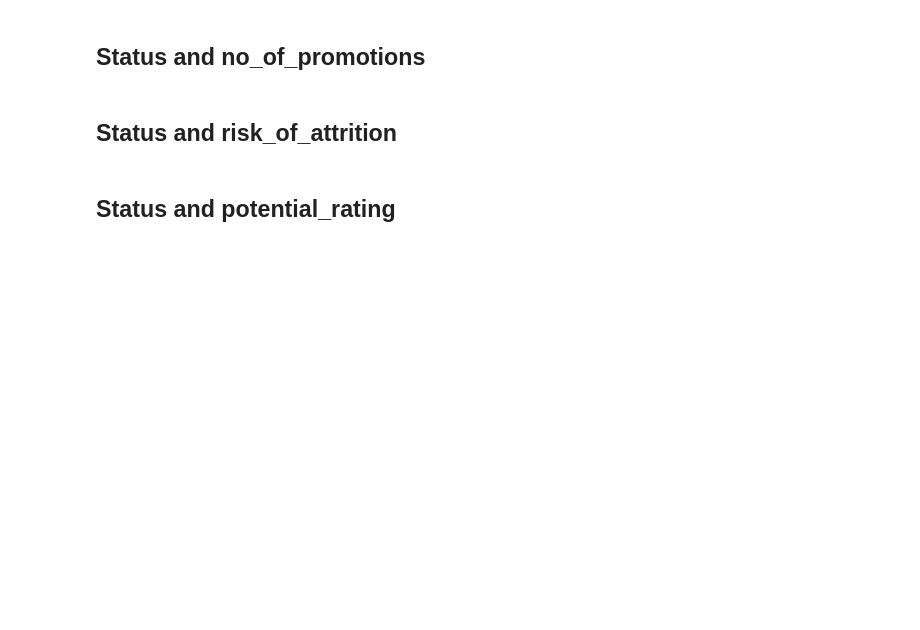
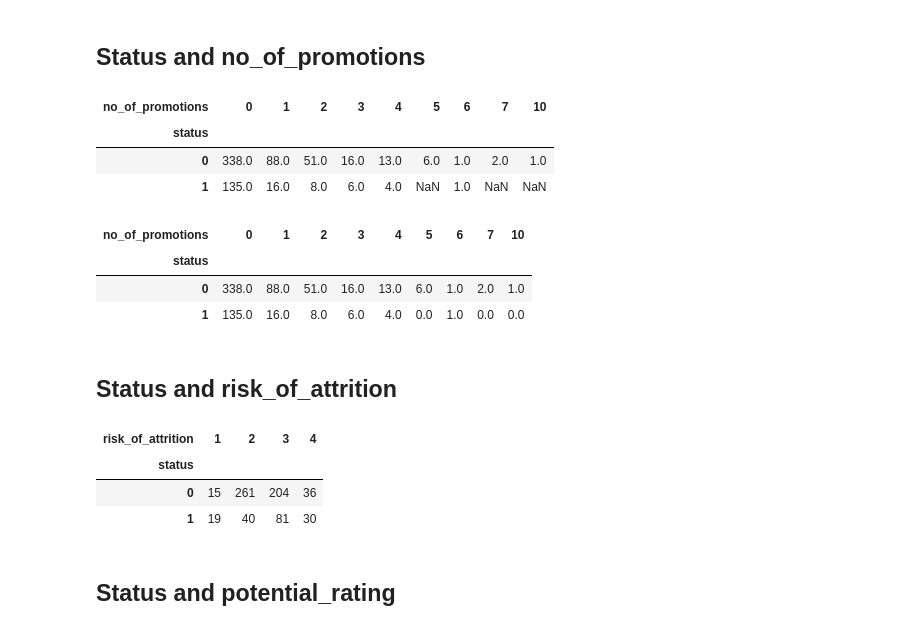
Before and after one commit to julsc256/HR_Analytics_Practice, a Jupyter notebook: People Analytics 101.ipynb, the cells around one changed output. Cells and saved outputs as stored; diff of their text form; code cells hidden in the pictures; blank space fills up the shorter version.

```diff
--- a/People Analytics 101.ipynb
+++ b/People Analytics 101.ipynb
@@ -782,3 +792,12 @@ table_var_rating
 | 1 | 0.0 | 25.0 | 122.0 | 23.0 | 0.0 |
 # %% [markdown]
 ## Status and no_of_promotions
+# %%
+table_promotions = pd.pivot_table(data=new_df[['status', 'no_of_promotions']], columns=['no_of_promotions'], index='status', aggfunc=len)
+# %%
+table_promotions
+# %% [output]
+| no_of_promotions | 0 | 1 | 2 | 3 | 4 | 5 | 6 | 7 | 10 |
+| status |  |  |  |  |  |  |  |  |  |
+| 0 | 338.0 | 88.0 | 51.0 | 16.0 | 13.0 | 6.0 | 1.0 | 2.0 | 1.0 |
+| 1 | 135.0 | 16.0 | 8.0 | 6.0 | 4.0 | NaN | 1.0 | NaN | NaN |
@@ -785,2 +806,9 @@ table_var_rating
+# %%
+table_promotions
+# %% [output]
+| no_of_promotions | 0 | 1 | 2 | 3 | 4 | 5 | 6 | 7 | 10 |
+| status |  |  |  |  |  |  |  |  |  |
+| 0 | 338.0 | 88.0 | 51.0 | 16.0 | 13.0 | 6.0 | 1.0 | 2.0 | 1.0 |
+| 1 | 135.0 | 16.0 | 8.0 | 6.0 | 4.0 | 0.0 | 1.0 | 0.0 | 0.0 |
 # %% [markdown]
 ## Status and risk_of_attrition
@@ -787,2 +817,9 @@ table_var_rating
+# %%
+table_attrition
+# %% [output]
+| risk_of_attrition | 1 | 2 | 3 | 4 |
+| status |  |  |  |  |
+| 0 | 15 | 261 | 204 | 36 |
+| 1 | 19 | 40 | 81 | 30 |
 # %% [markdown]
 ## Status and potential_rating
```
Also changed, not shown: parts of 57 cells of this notebook.
